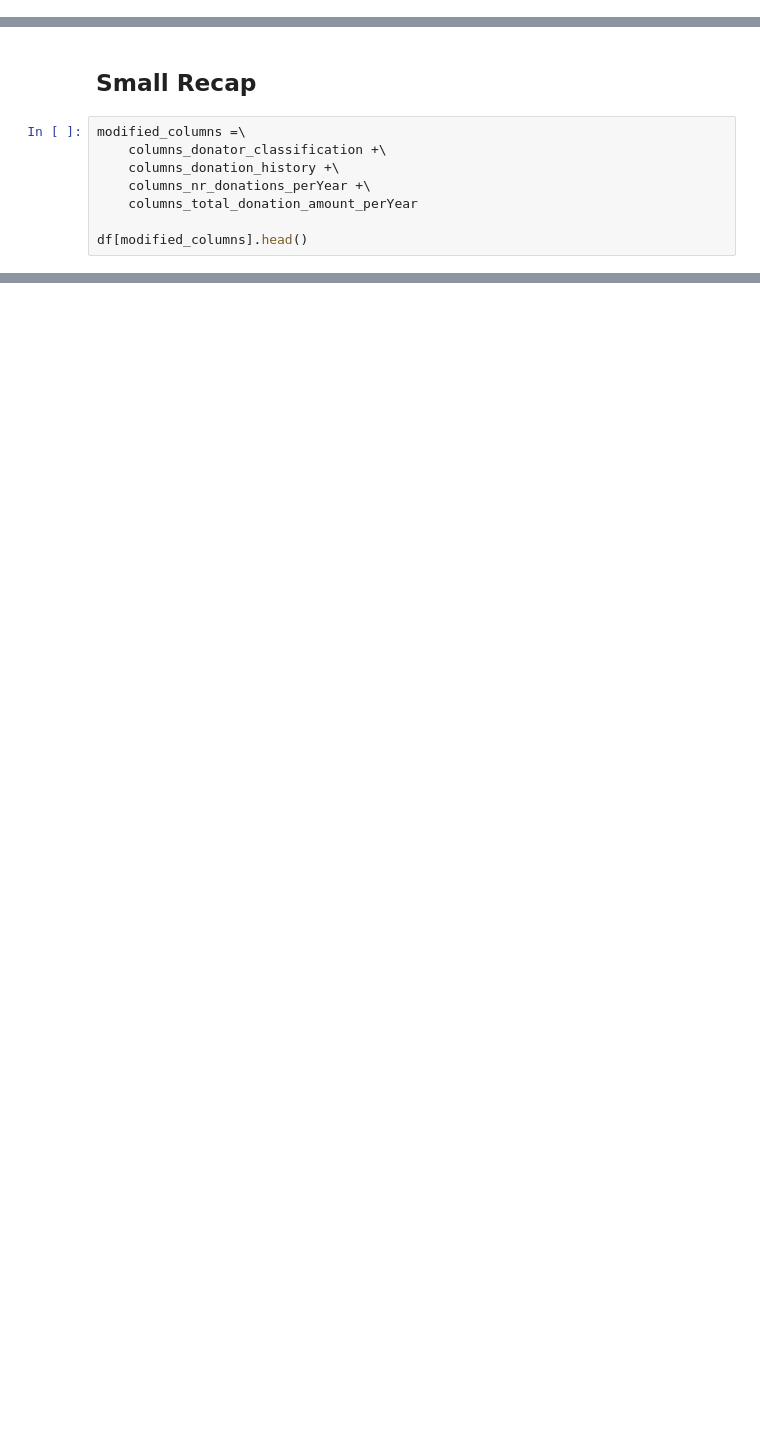
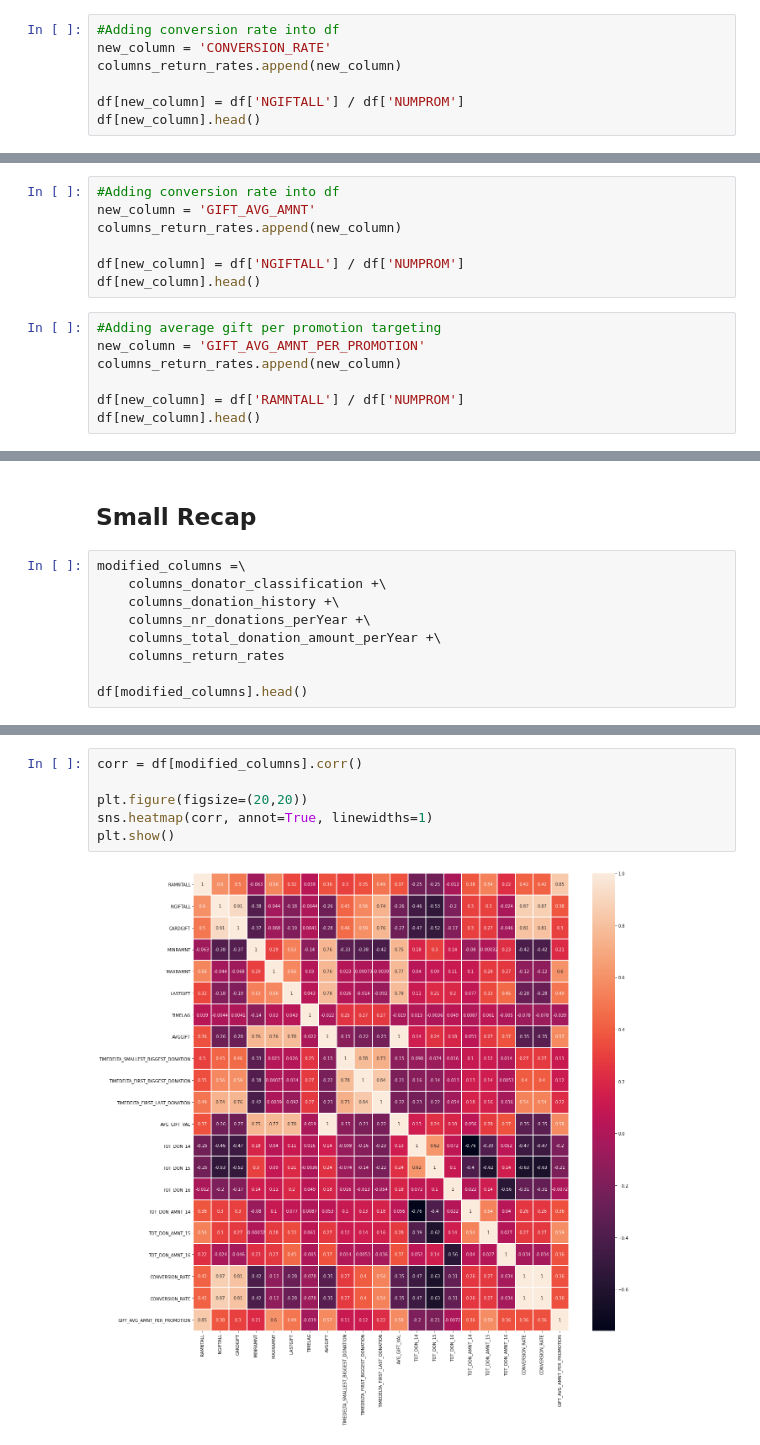
Before and after one commit to FilipeGCoelho/DM, a Jupyter notebook: Notebooks/0_DataCleaning.ipynb, the cells around one changed output, grey strips where cells are left out. Drawn from its saved outputs; the diff is of its cells as text; blank space fills up the shorter version.

Commit message:
added some more columns and corr heatmap

```diff
--- a/Notebooks/0_DataCleaning.ipynb
+++ b/Notebooks/0_DataCleaning.ipynb
@@ -284,0 +335,7 @@ df[columns_total_donation_amount_perYear].head()
+# %%
+#Adding conversion rate into df
+new_column = 'CONVERSION_RATE'
+columns_return_rates.append(new_column)
+
+df[new_column] = df['NGIFTALL'] / df['NUMPROM']
+df[new_column].head()
@@ -284,0 +349,14 @@ df[columns_total_donation_amount_perYear].head()
+# %%
+#Adding conversion rate into df
+new_column = 'GIFT_AVG_AMNT'
+columns_return_rates.append(new_column)
+
+df[new_column] = df['NGIFTALL'] / df['NUMPROM']
+df[new_column].head()
+# %%
+#Adding average gift per promotion targeting
+new_column = 'GIFT_AVG_AMNT_PER_PROMOTION'
+columns_return_rates.append(new_column)
+
+df[new_column] = df['RAMNTALL'] / df['NUMPROM']
+df[new_column].head()
@@ -289,7 +374,8 @@ modified_columns =\
     columns_donator_classification +\
     columns_donation_history +\
     columns_nr_donations_perYear +\
-    columns_total_donation_amount_perYear
+    columns_total_donation_amount_perYear +\
+    columns_return_rates
 
 df[modified_columns].head()
 # %% [output]
@@ -299,3 +385,11 @@ df[modified_columns].head()
 | 2 | L | 4 | E | 202 | 27 | 14 | 2 | 16 | 5 | 12 | ... |
 | 3 | L | 4 | E | 109 | 16 | 7 | 2 | 11 | 10 | 9 | ... |
 | 4 | L | 2 | F | 254 | 37 | 8 | 3 | 15 | 15 | 14 | ... |
+# %%
+corr = df[modified_columns].corr()
+
+plt.figure(figsize=(20,20))
+sns.heatmap(corr, annot=True, linewidths=1)
+plt.show()
+# %% [output]
+[figure, added]
```
Also changed, not shown: parts of 8 cells of this notebook.
